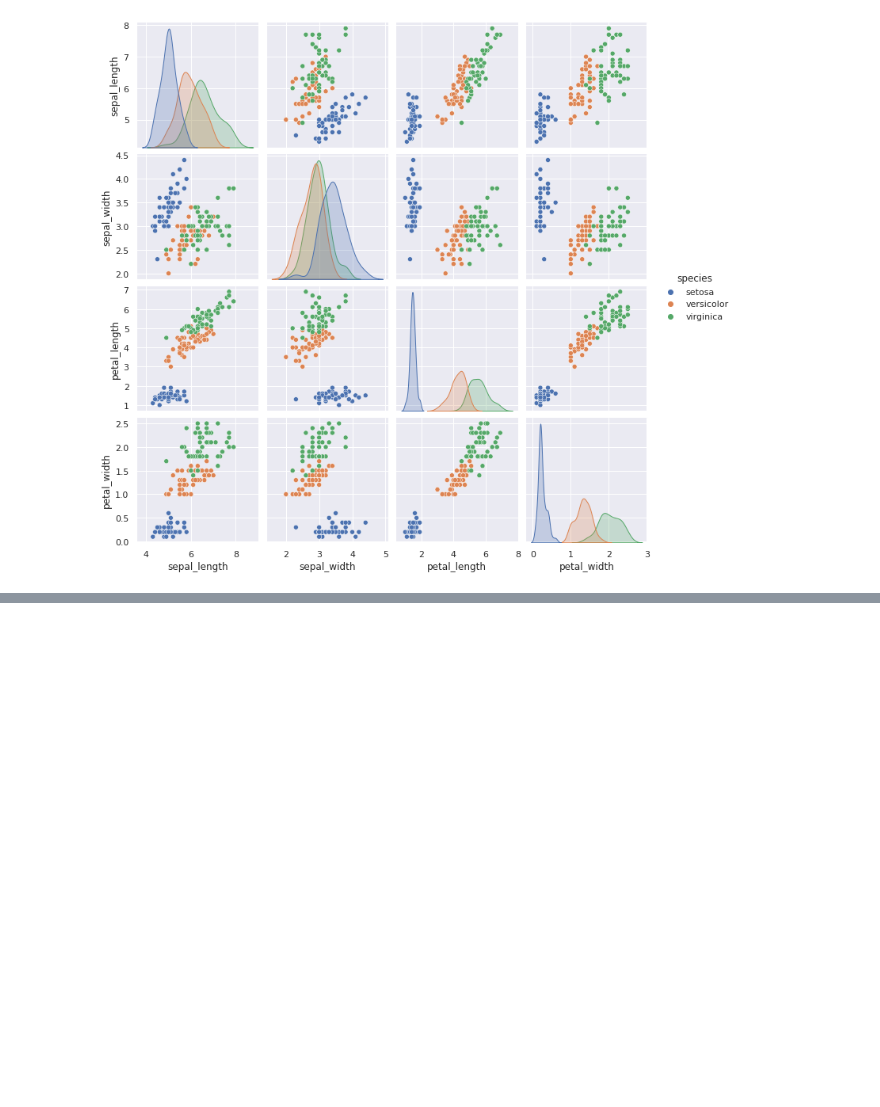
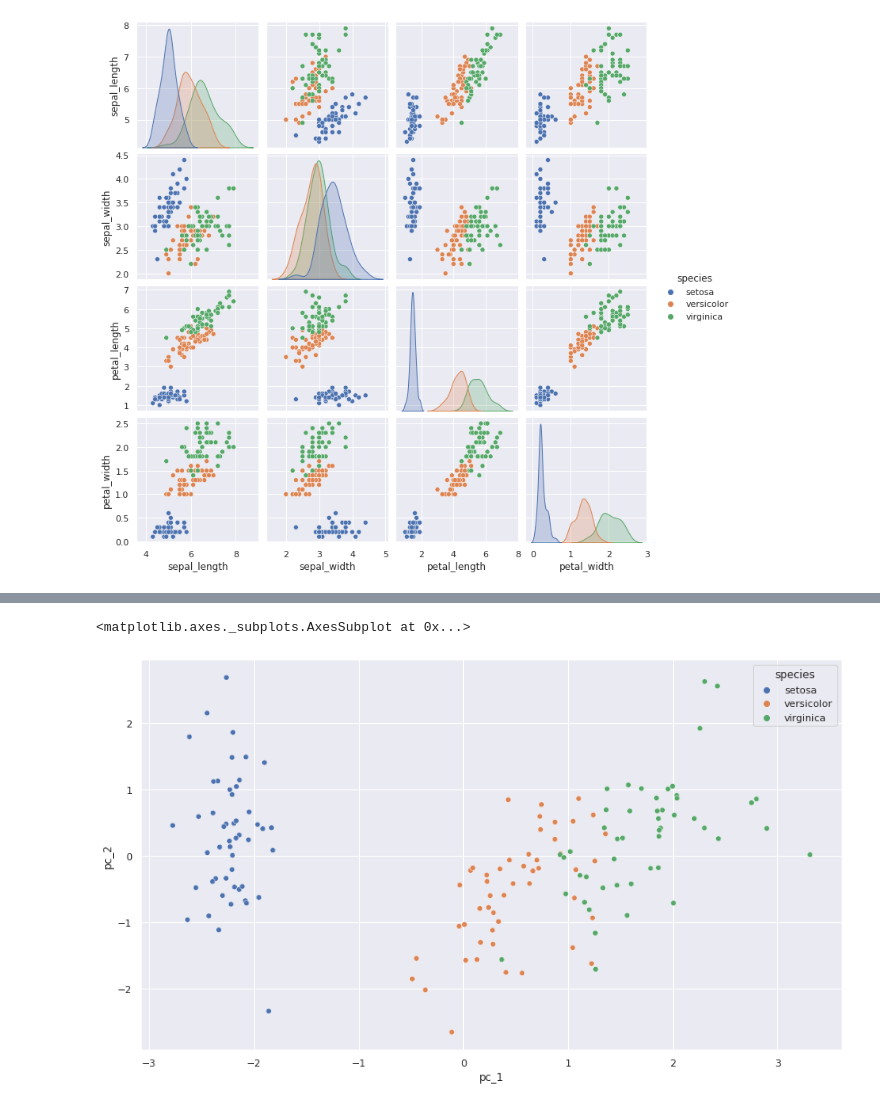
Before and after one commit to IEXE-Tec/aprendizaje-maquina-2, a Jupyter notebook: 02_reduccion_de_dimensionalidad.ipynb, the cells around one changed output, grey strips where cells are left out. Saved outputs shown, nothing was run; the diff lists cells and outputs as text; code cells hidden in the pictures; blank space fills up the shorter version.

```diff
--- a/02_reduccion_de_dimensionalidad.ipynb
+++ b/02_reduccion_de_dimensionalidad.ipynb
@@ -490,0 +523,6 @@ sns.pairplot(df, hue='species')
+# %%
+sns.scatterplot(data=finalDf[['species', 'pc_1', 'pc_2']], x='pc_1', y='pc_2',
+                hue='species')
+# %% [output]
+<matplotlib.axes._subplots.AxesSubplot at 0x...>
+[figure, added]
```
Also changed, not shown: parts of 1 cell of this notebook.
